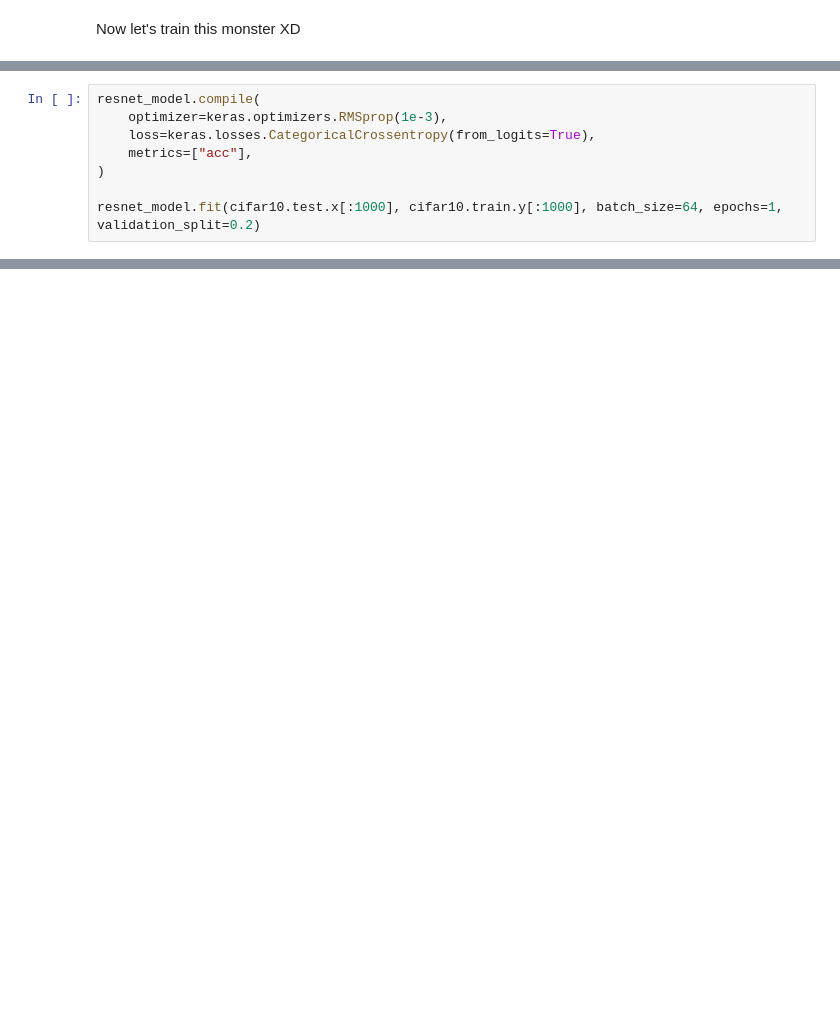
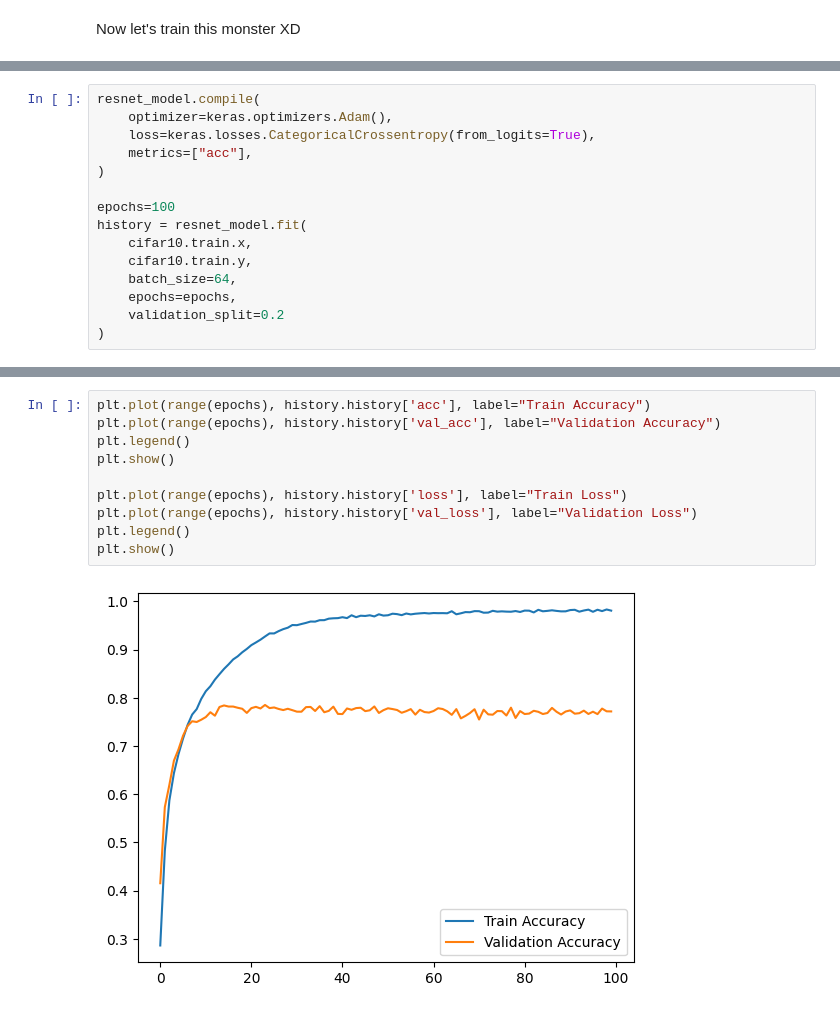
Before and after one commit to stepan-anokhin/try-tensorflow, a Jupyter notebook: notebooks/Keras-Guides/02 - Functional API.ipynb, the cells around one changed output, grey strips where cells are left out. Drawn from its saved outputs; the diff is of its cells as text; blank space fills up the shorter version.

```diff
--- a/notebooks/Keras-Guides/02 - Functional API.ipynb
+++ b/notebooks/Keras-Guides/02 - Functional API.ipynb
@@ -600,8 +598,15 @@ Downloading data from https://www.cs.toronto.edu/~kriz/cifar-10-python.tar.gz
 # %%
 resnet_model.compile(
-    optimizer=keras.optimizers.RMSprop(1e-3),
+    optimizer=keras.optimizers.Adam(),
     loss=keras.losses.CategoricalCrossentropy(from_logits=True),
     metrics=["acc"],
 )
 
-resnet_model.fit(cifar10.test.x[:1000], cifar10.train.y[:1000], batch_size=64, epochs=1, validation_split=0.2)
+epochs=100
+history = resnet_model.fit(
+    cifar10.train.x,
+    cifar10.train.y,
+    batch_size=64,
+    epochs=epochs,
+    validation_split=0.2
+)
@@ -607,0 +631,12 @@ resnet_model.fit(cifar10.test.x[:1000], cifar10.train.y[:1000], batch_size=64, e
+# %%
+plt.plot(range(epochs), history.history['acc'], label="Train Accuracy")
+plt.plot(range(epochs), history.history['val_acc'], label="Validation Accuracy")
+plt.legend()
+plt.show()
+
+plt.plot(range(epochs), history.history['loss'], label="Train Loss")
+plt.plot(range(epochs), history.history['val_loss'], label="Validation Loss")
+plt.legend()
+plt.show()
+# %% [output]
+[figure, added]
```
Also changed, not shown: parts of 17 cells of this notebook, 6 other files.
